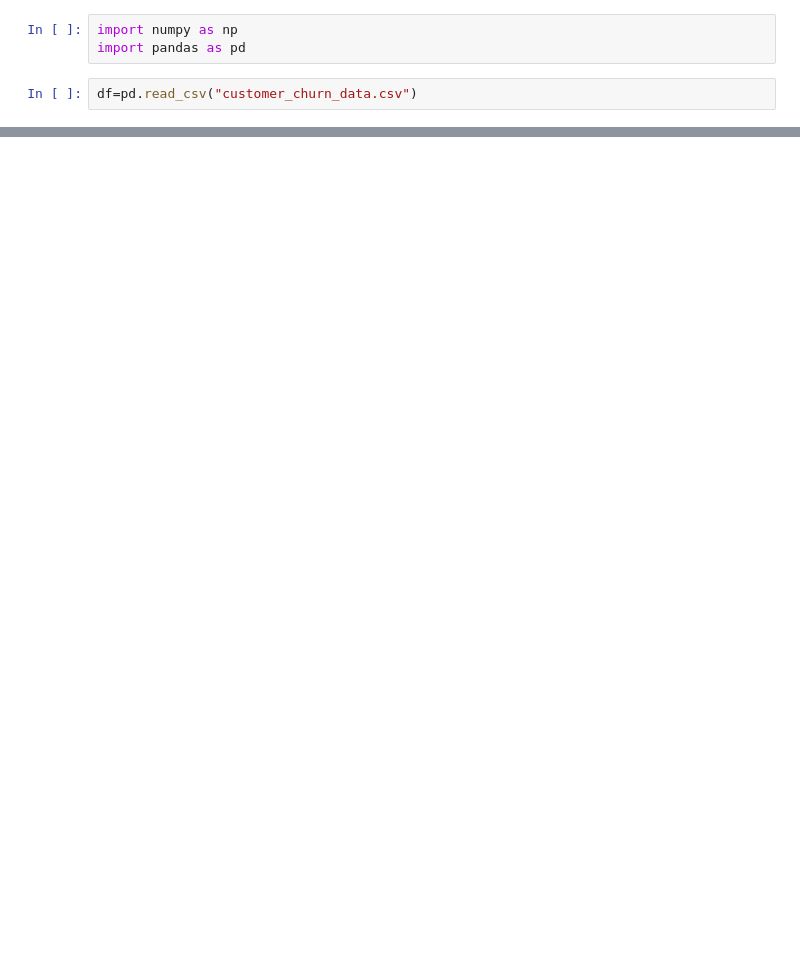
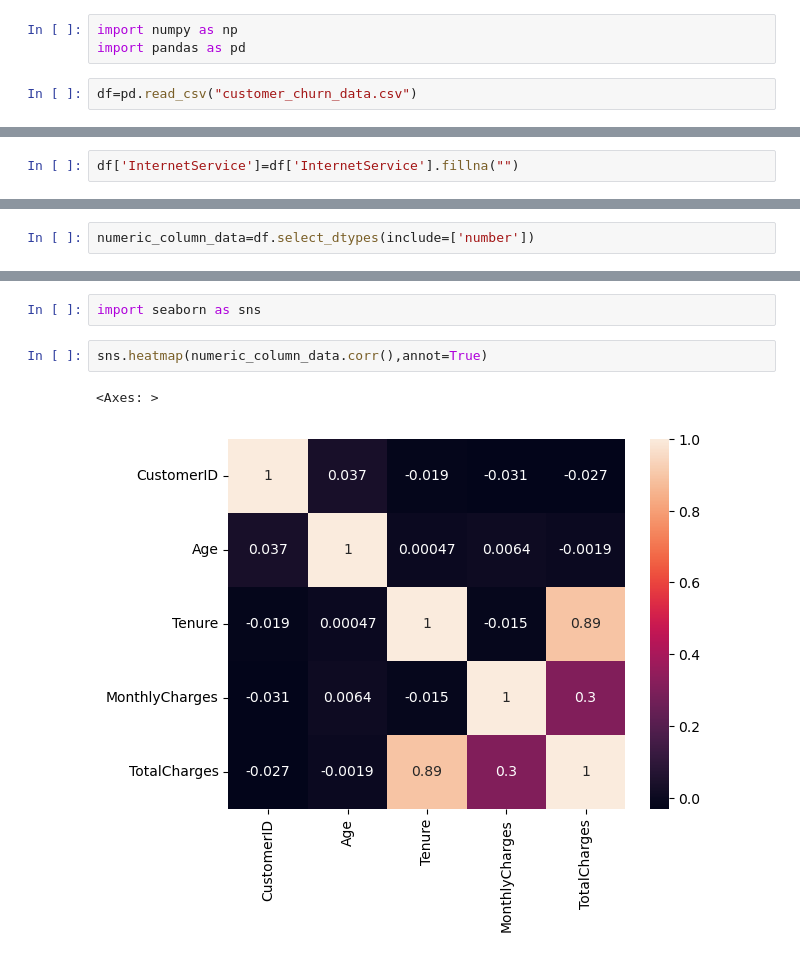
Before and after one commit to ajayanta/customer-churn-prediction, a Jupyter notebook: customer-churn-prediction.ipynb, the cells around one changed output, grey strips where cells are left out. Drawn from its saved outputs; the diff is of its cells as text; blank space fills up the shorter version.

```diff
--- a/customer-churn-prediction.ipynb
+++ b/customer-churn-prediction.ipynb
@@ -16,0 +58,2 @@ df.head()
+# %%
+df['InternetService']=df['InternetService'].fillna("")
@@ -16,0 +89,2 @@ df.head()
+# %%
+numeric_column_data=df.select_dtypes(include=['number'])
@@ -16,0 +100,7 @@ df.head()
+# %%
+import seaborn as sns
+# %%
+sns.heatmap(numeric_column_data.corr(),annot=True)
+# %% [output]
+<Axes: >
+[figure, added]
```
Also changed, not shown: parts of 27 cells of this notebook.
